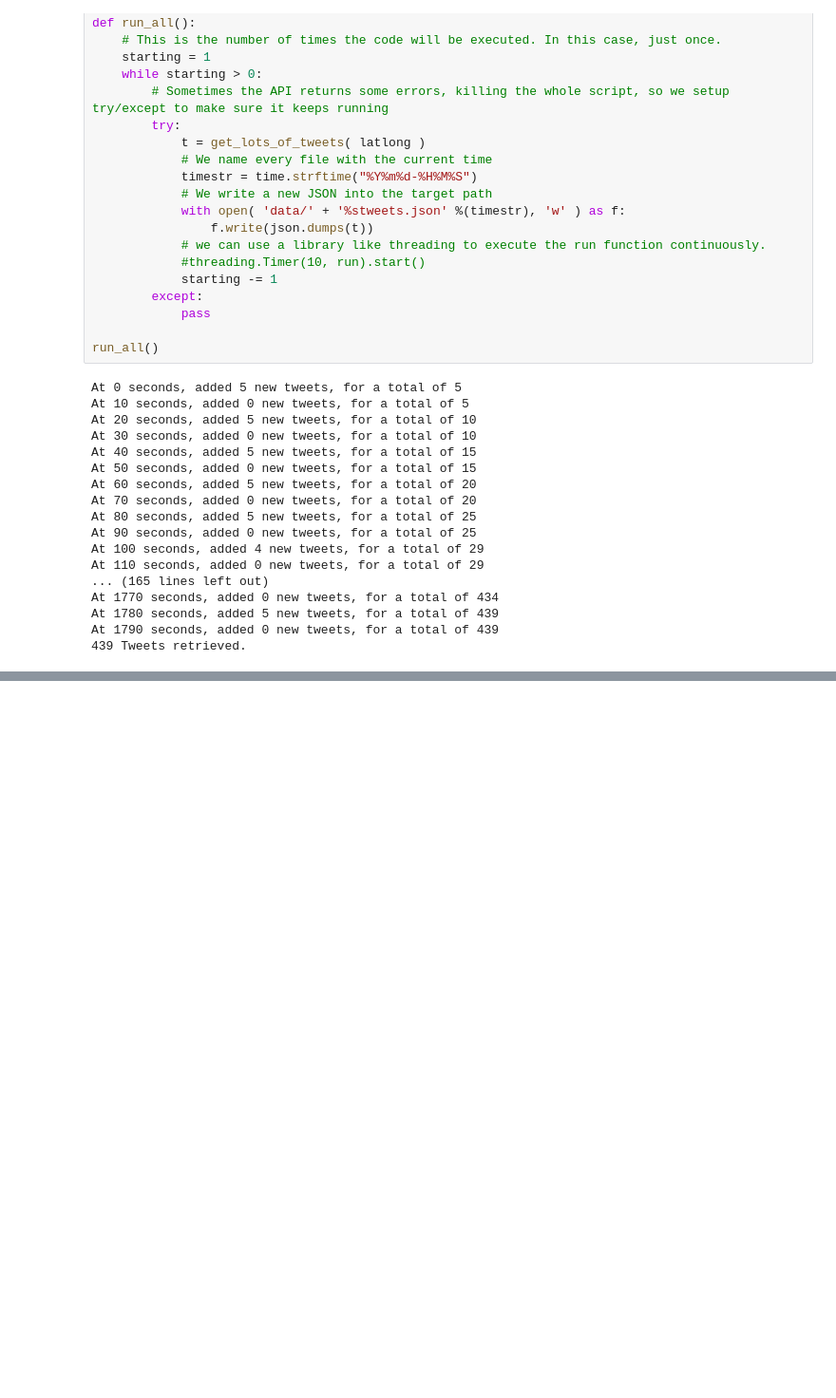
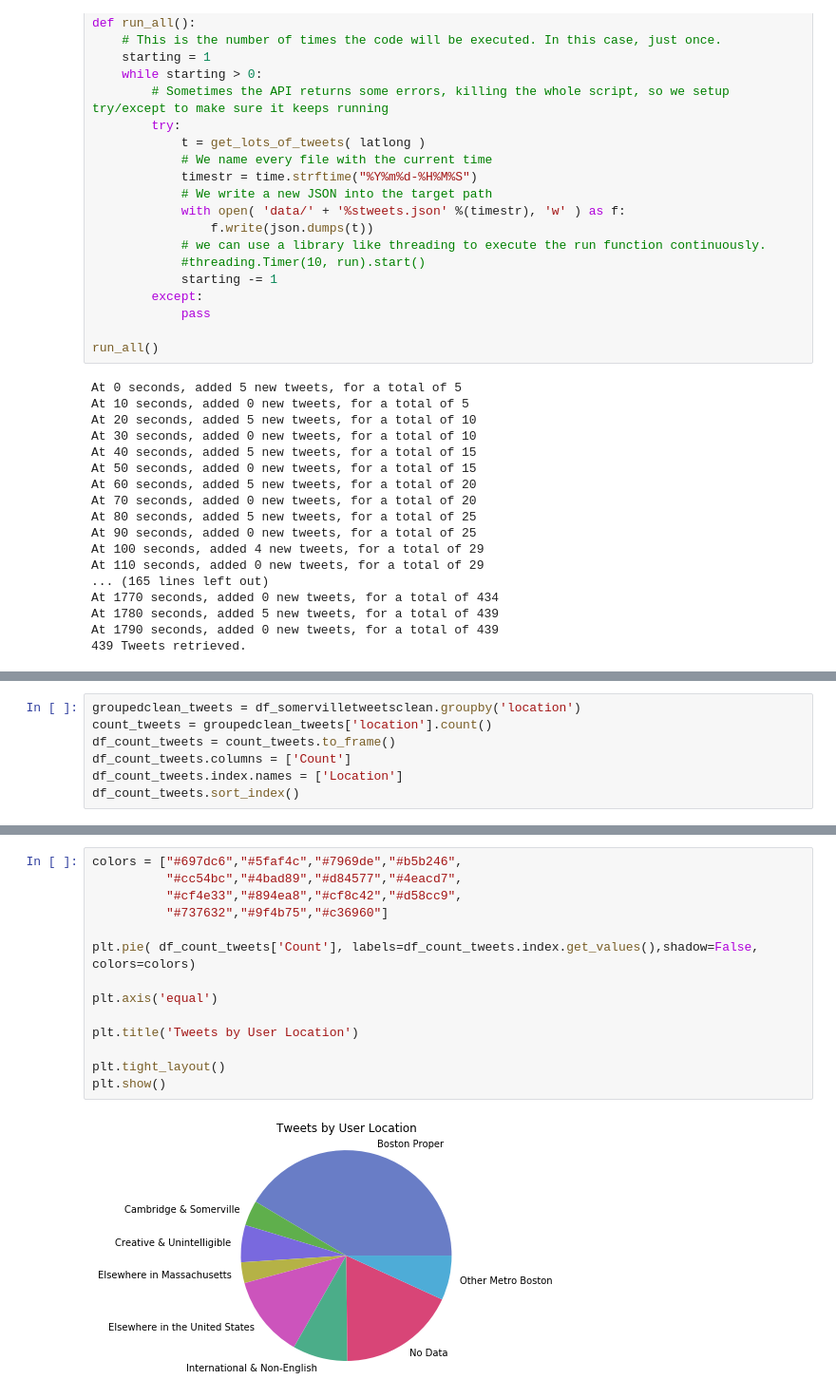
Before and after one commit to jttarleton/big-data-spring2017, a Jupyter notebook: week4/PSET_3_API_Data_Scraping.ipynb, the cells around one changed output, grey strips where cells are left out. Shown at 95% size. Saved outputs shown, nothing was run; the diff lists cells and outputs as text; blank space fills up the shorter version.

```diff
--- a/week4/PSET_3_API_Data_Scraping.ipynb
+++ b/week4/PSET_3_API_Data_Scraping.ipynb
@@ -516,0 +276,7 @@ df_tweets
+# %%
+groupedclean_tweets = df_somervilletweetsclean.groupby('location')
+count_tweets = groupedclean_tweets['location'].count()
+df_count_tweets = count_tweets.to_frame()
+df_count_tweets.columns = ['Count']
+df_count_tweets.index.names = ['Location']
+df_count_tweets.sort_index()
@@ -516,0 +294,16 @@ df_tweets
+# %%
+colors = ["#697dc6","#5faf4c","#7969de","#b5b246",
+          "#cc54bc","#4bad89","#d84577","#4eacd7",
+          "#cf4e33","#894ea8","#cf8c42","#d58cc9",
+          "#737632","#9f4b75","#c36960"]
+
+plt.pie( df_count_tweets['Count'], labels=df_count_tweets.index.get_values(),shadow=False, colors=colors)
+
+plt.axis('equal')
+
+plt.title('Tweets by User Location')
+
+plt.tight_layout()
+plt.show()
+# %% [output]
+[figure, added]
```
Also changed, not shown: parts of 47 cells of this notebook, 4 other files.
